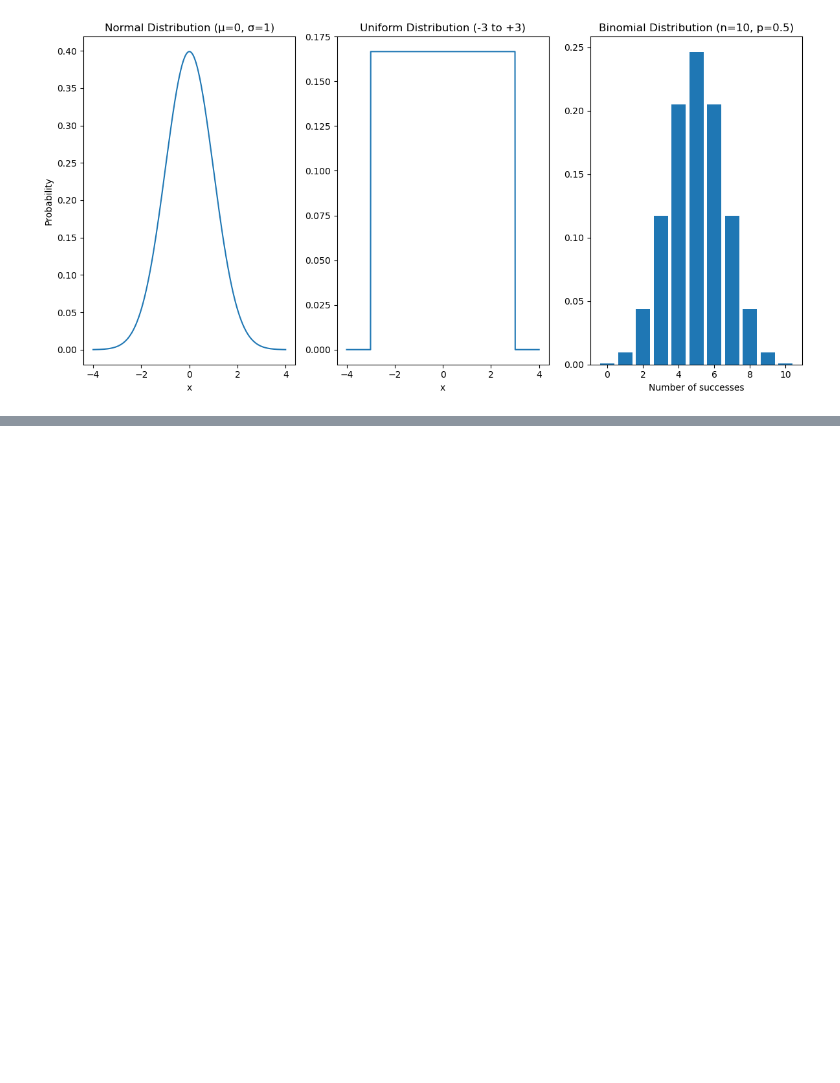
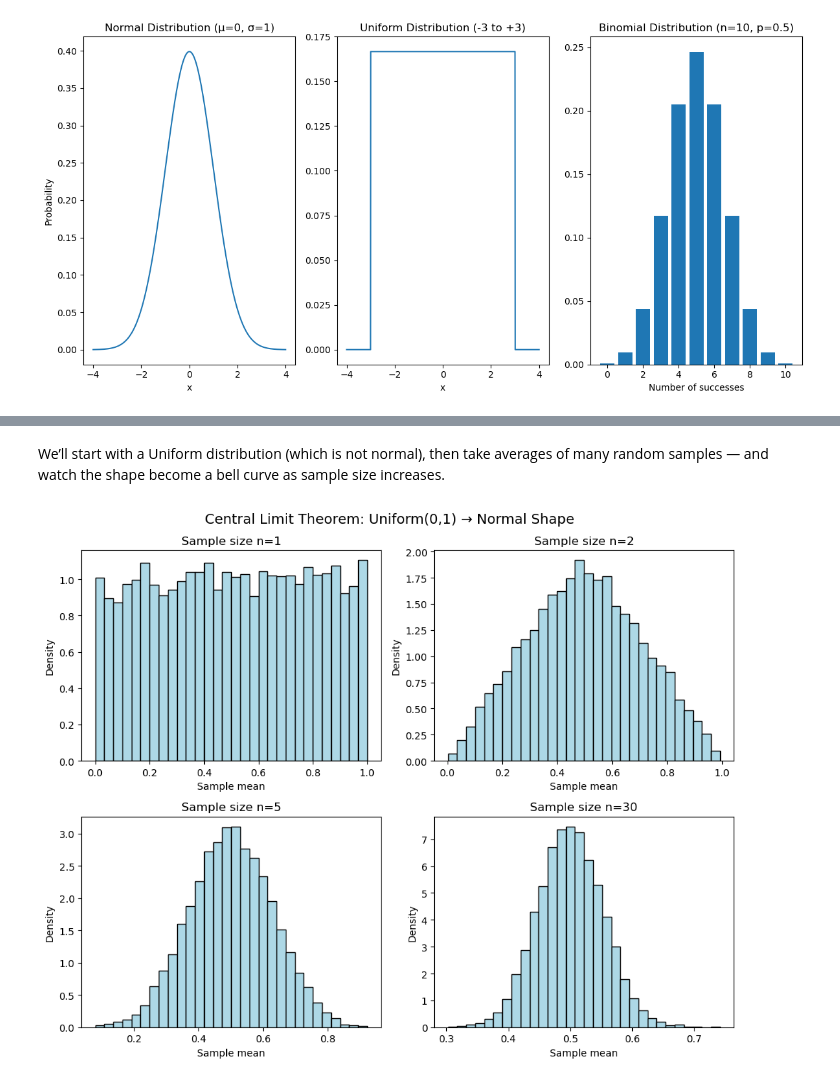
Before and after one commit to mlnotes2718/introduction-statistics-machine-learning, a Jupyter notebook: Statistics-in-ML-4-Probability-Distributions.ipynb, the cells around one changed output, grey strips where cells are left out. Saved outputs shown, nothing was run; the diff lists cells and outputs as text; code cells hidden in the pictures; blank space fills up the shorter version.

```diff
--- a/Statistics-in-ML-4-Probability-Distributions.ipynb
+++ b/Statistics-in-ML-4-Probability-Distributions.ipynb
@@ -194,0 +231,28 @@ all end up approximately Normal in large populations.
+# %% [markdown]
+We’ll start with a Uniform distribution (which is not normal), then take averages of many random samples — and watch the shape become a bell curve as sample size increases.
+# %%
+# 1. Settings
+n_experiments = 10000   # how many samples we’ll simulate
+sample_sizes = [1, 2, 5, 30]  # number of random draws per average
+
+# 2. Create figure
+plt.figure(figsize=(10, 8))
+
+for i, n in enumerate(sample_sizes, 1):
+    # Draw samples from a Uniform(0, 1) distribution
+    samples = np.random.uniform(0, 1, size=(n_experiments, n))
+
+    # Compute the mean of each sample
+    sample_means = samples.mean(axis=1)
+
+    # Plot histogram of means
+    plt.subplot(2, 2, i)
+    plt.hist(sample_means, bins=30, color='lightblue', edgecolor='black', density=True)
+    plt.title(f'Sample size n={n}')
+    plt.xlabel('Sample mean'); plt.ylabel('Density')
+
+plt.suptitle('Central Limit Theorem: Uniform(0,1) → Normal Shape', fontsize=14)
+plt.tight_layout()
+plt.show()
+# %% [output]
+[figure, added]
```
Also changed, not shown: parts of 88 cells of this notebook.
